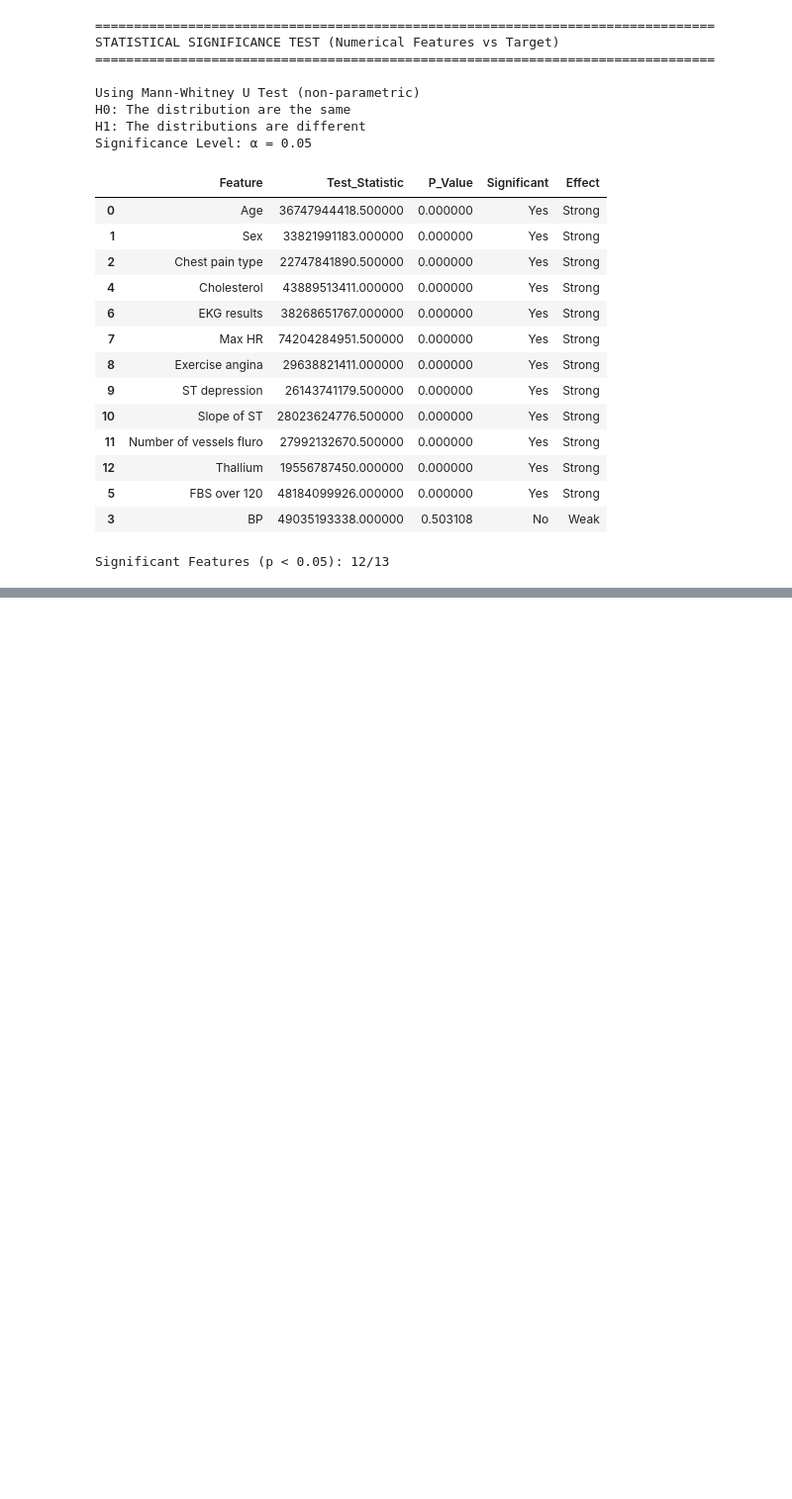
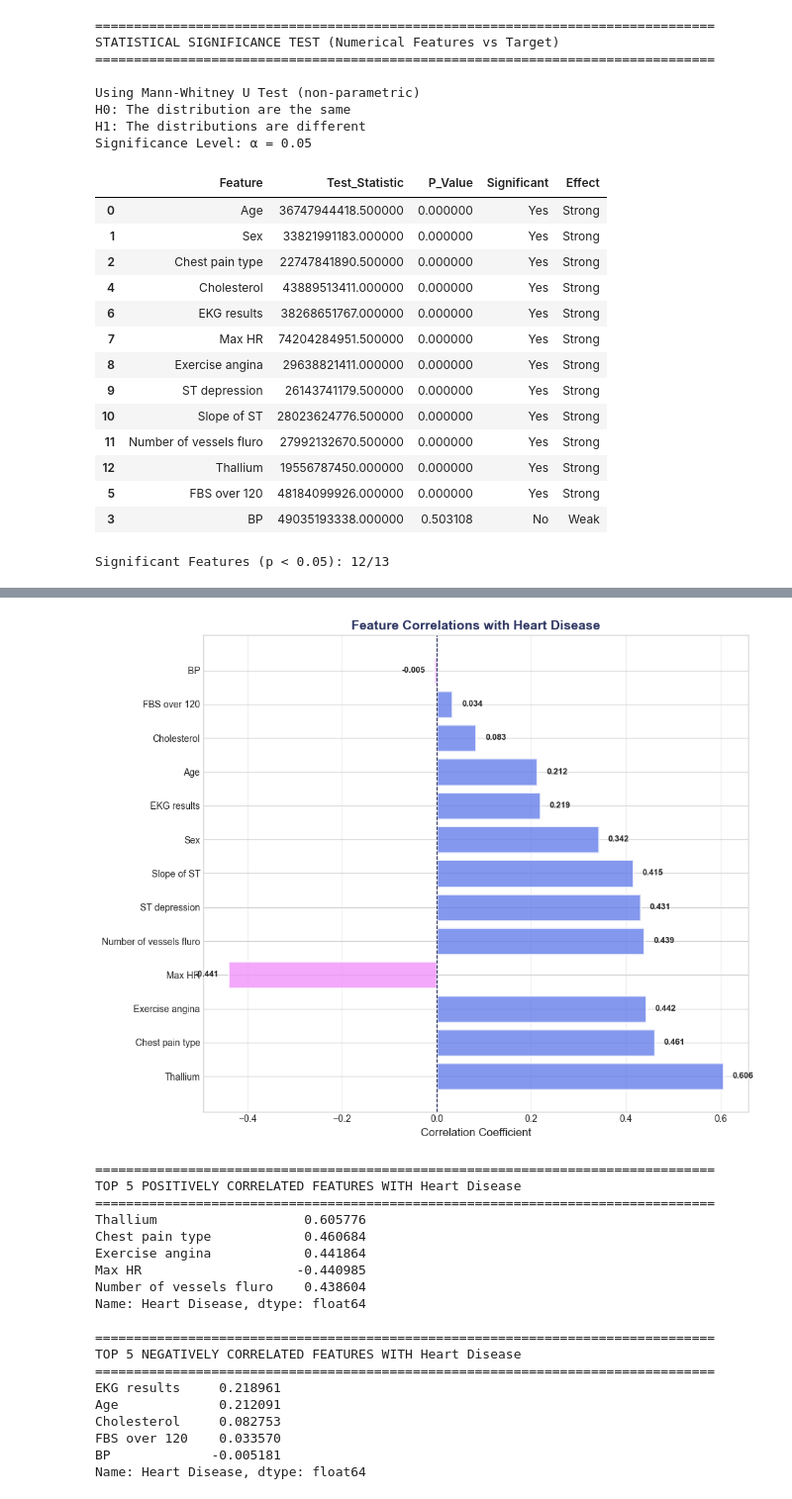
Before and after one commit to Choi-Juno/KagglePractice, a Jupyter notebook: playground-s6-e2.ipynb, the cells around one changed output, grey strips where cells are left out. Shown at 99% size. Saved outputs shown, nothing was run; the diff lists cells and outputs as text; code cells hidden in the pictures; blank space fills up the shorter version.

```diff
--- a/playground-s6-e2.ipynb
+++ b/playground-s6-e2.ipynb
@@ -430,0 +580,51 @@ Significant Features (p < 0.05): 12/13
+# %%
+target_corr = corr_matrix[TARGET].drop(TARGET).sort_values(key=abs, ascending=False)
+
+fig, ax = plt.subplots(figsize=(10, 8))
+
+colors = [COLORS['primary'] if x > 0 else COLORS['accent'] for x in target_corr.values]
+bars = ax.barh(range(len(target_corr)), target_corr.values, color=colors, alpha=0.8, edgecolor='white', linewidth=2)
+
+ax.set_yticks(range(len(target_corr)))
+ax.set_yticklabels(target_corr.index, fontsize=10)
+ax.set_xlabel("Correlation Coefficient", fontsize=12)
+ax.set_title(f"Feature Correlations with {TARGET}", fontsize=14, fontweight='bold', color=COLORS['dark'])
+ax.axvline(0, color=COLORS['dark'], linewidth=1, linestyle='--')
+ax.grid(axis='x', alpha=0.3)
+
+for i, (feat, val) in enumerate(target_corr.items()):
+    ax.text(val + (0.02 if val > 0 else -0.02), i, f'{val:.3f}', va='center', ha='left' if val > 0 else 'right', fontsize=9, fontweight='bold')
+
+plt.tight_layout()
+plt.show()
+
+print("="*80)
+print(f"TOP 5 POSITIVELY CORRELATED FEATURES WITH {TARGET}")
+print("="*80)
+print(target_corr.head())
+
+print("\n" + "="*80)
+print(f"TOP 5 NEGATIVELY CORRELATED FEATURES WITH {TARGET}")
+print("="*80)
+print(target_corr.tail())
+# %% [output]
+[figure, added]
+================================================================================
+TOP 5 POSITIVELY CORRELATED FEATURES WITH Heart Disease
+================================================================================
+Thallium                   0.605776
+Chest pain type            0.460684
+Exercise angina            0.441864
+Max HR                    -0.440985
+Number of vessels fluro    0.438604
+Name: Heart Disease, dtype: float64
+
+================================================================================
+TOP 5 NEGATIVELY CORRELATED FEATURES WITH Heart Disease
+================================================================================
+EKG results     0.218961
+Age             0.212091
+Cholesterol     0.082753
+FBS over 120    0.033570
+BP             -0.005181
+Name: Heart Disease, dtype: float64
```
Also changed, not shown: parts of 17 cells of this notebook.
